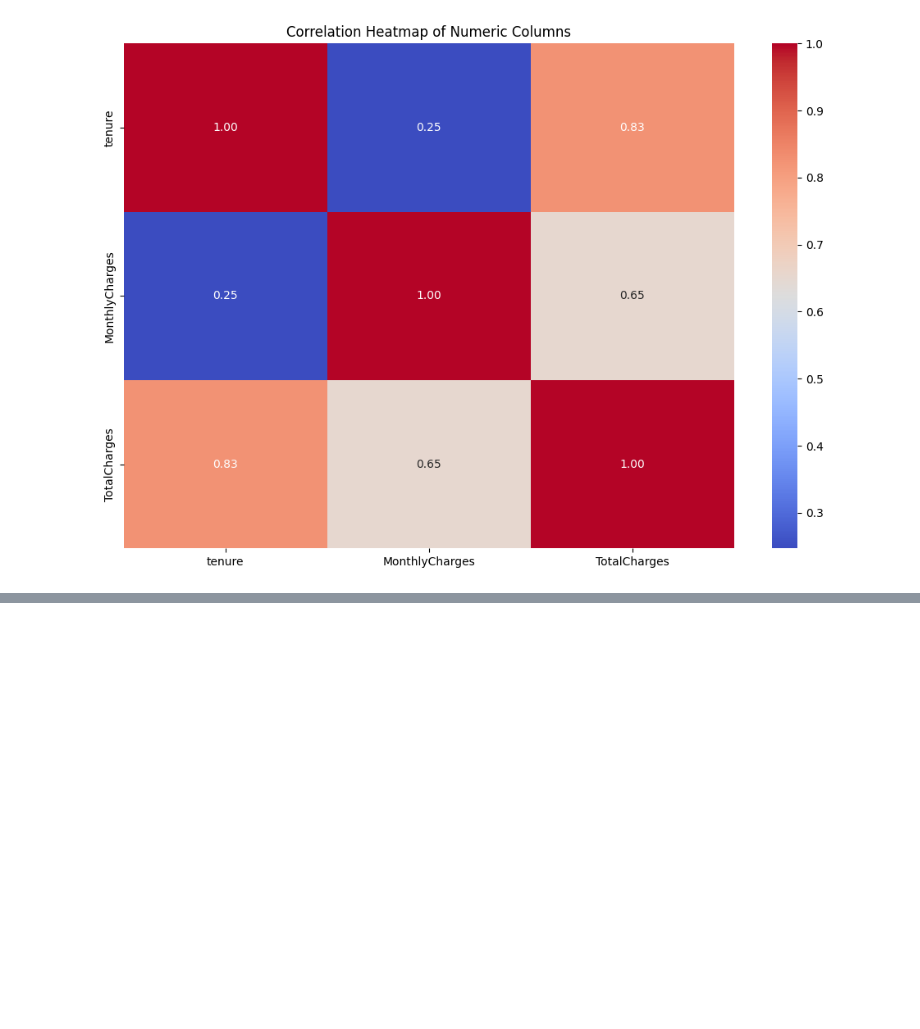
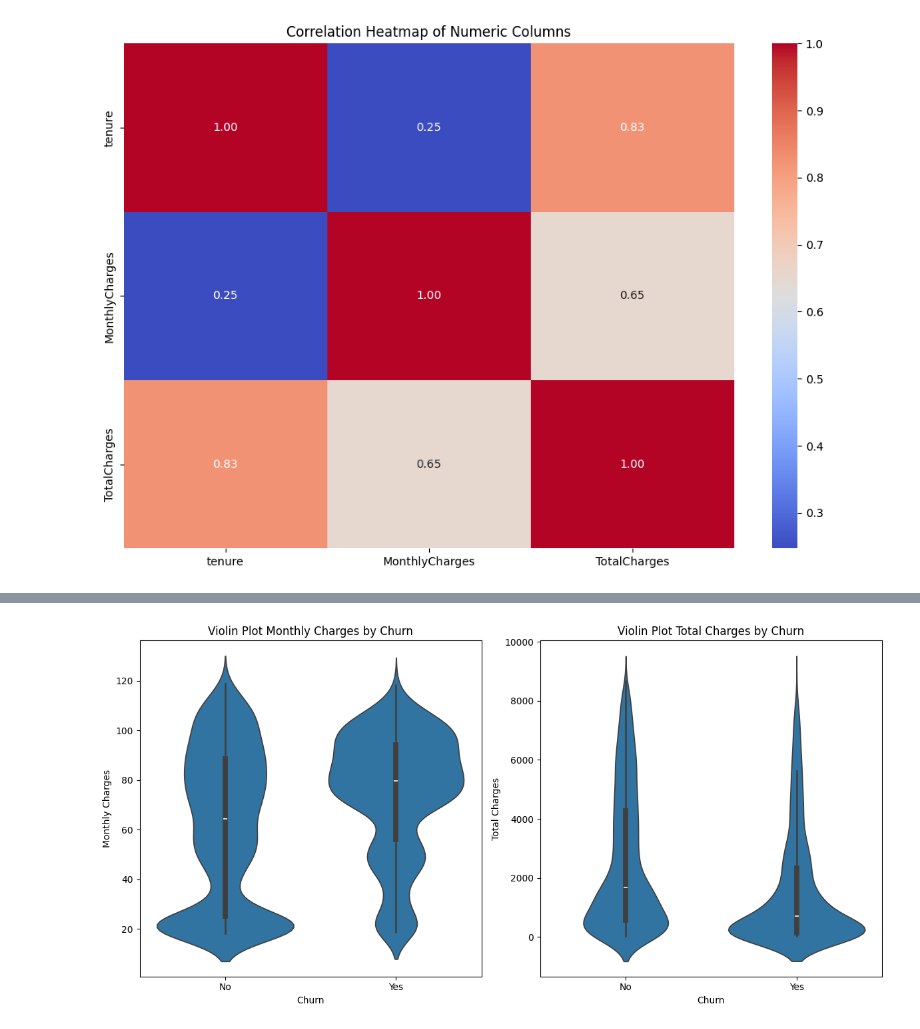
Before and after one commit to AgungHari/Rakamin_HW_MachineLearning_SupervisedLearning_2, a Jupyter notebook: Homework/Part1.ipynb, the cells around one changed output, grey strips where cells are left out. Drawn from its saved outputs; the diff is of its cells as text; code cells hidden in the pictures; blank space fills up the shorter version.

```diff
--- a/Homework/Part1.ipynb
+++ b/Homework/Part1.ipynb
@@ -781,0 +885,17 @@ plt.show()
+# %%
+#violin plot untuk fitur monthlycharges dan total charges
+plt.figure(figsize=(12, 6))
+plt.subplot(1, 2, 1)
+sns.violinplot(x='Churn', y='MonthlyCharges', data=df)
+plt.title('Violin Plot Monthly Charges by Churn')
+plt.xlabel('Churn')
+plt.ylabel('Monthly Charges')
+plt.subplot(1, 2, 2)
+sns.violinplot(x='Churn', y='TotalCharges', data=df)
+plt.title('Violin Plot Total Charges by Churn')
+plt.xlabel('Churn')
+plt.ylabel('Total Charges')
+plt.tight_layout()
+plt.show()
+# %% [output]
+[figure, added]
```
Also changed, not shown: parts of 3 cells of this notebook, 14 other files.
